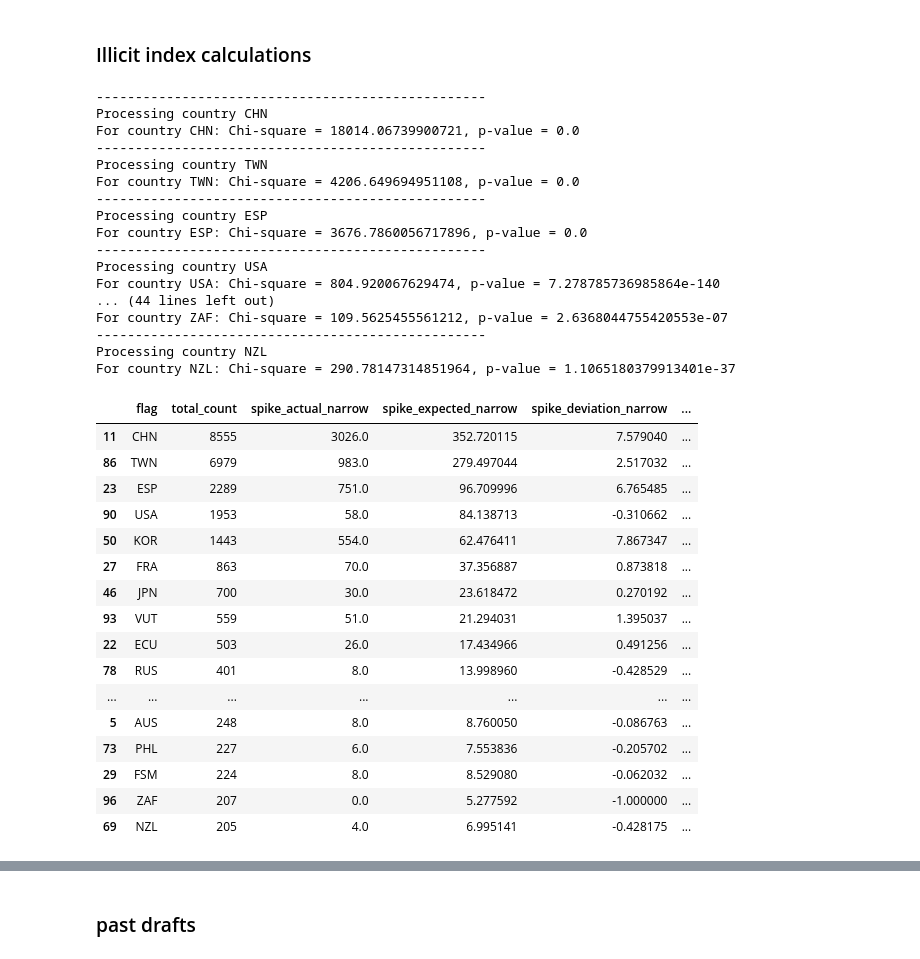
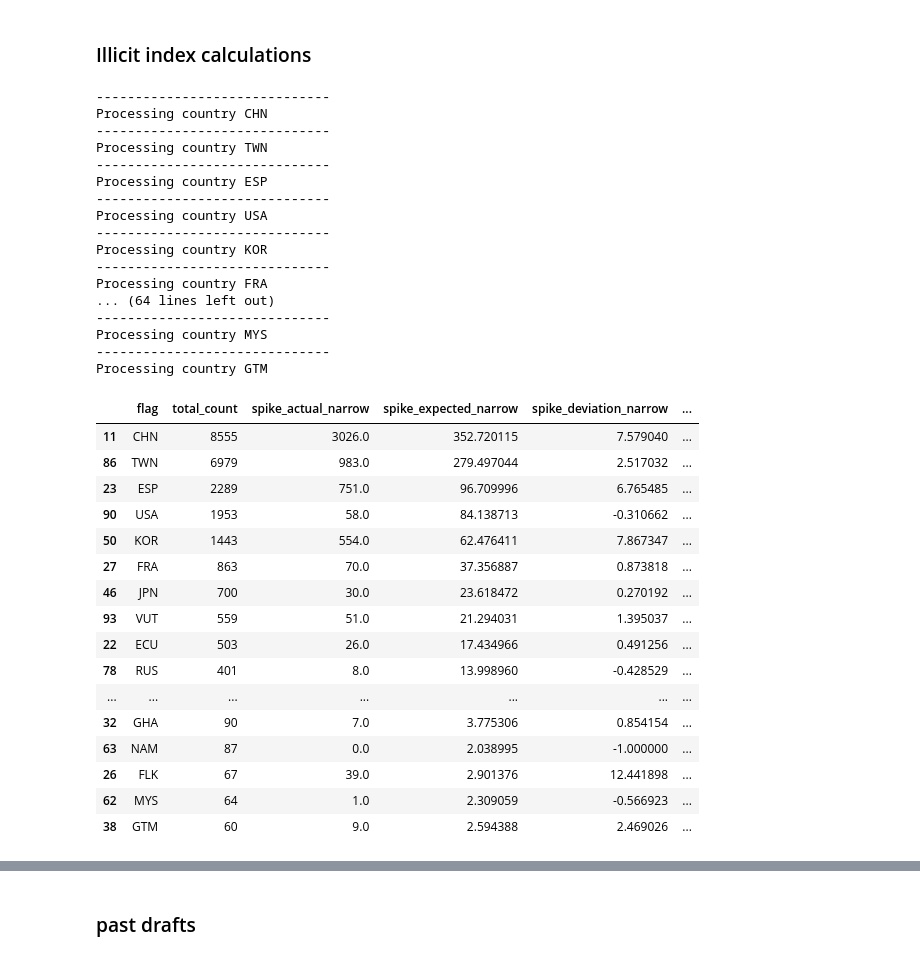
Before and after one commit to RRRan2333/ais_fishing_signal, a Jupyter notebook: primary.ipynb, the cells around one changed output, grey strips where cells are left out. Drawn from its saved outputs; the diff is of its cells as text; code cells hidden in the pictures.

```diff
--- a/primary.ipynb
+++ b/primary.ipynb
@@ -43,3 +42,8 @@ df_prep = df_prep.dropna(subset=['flag'])
 # turn gap_start_timestamp and gap_end_timestamp from str to datetime
 df_prep['gap_start_timestamp'] = pd.to_datetime(df_prep['gap_start_timestamp'])
 df_prep['gap_end_timestamp'] = pd.to_datetime(df_prep['gap_end_timestamp'])
+
+# keep rows where 'flag' repeats at least 50 times
+# print(df_prep.shape, df_prep['flag'].nunique())
+df_prep = df_prep.groupby('flag').filter(lambda x: len(x) >= 50)
+# print(df_prep.shape, df_prep['flag'].nunique())
@@ -454,5 +444,2 @@ ais_border_output.to_excel(output_file_path, index=False)
-# %%
-# load ais_border_continent from pickle
-ais_border_continent = pd.read_pickle('ais_border_continent_30k_tol_50pc.pkl')
 # %% [markdown]
 ### Illicit index calculations
@@ -460,9 +453,11 @@ ais_border_continent = pd.read_pickle('ais_border_continent_30k_tol_50pc.pkl')
 import numpy as np
 from scipy.stats import chisquare
 
-# np.set_printoptions(precision=3)
+ais_spike = ais_border_continent.copy()
 
-ais_spike = ais_border_continent.copy()
+
+# num of countries on display
+num_countries = 50
 
 # new col gap_start_distance_from_shore_nmi from gap_start_distance_from_shore_m by dividing 1852
 ais_spike['gap_start_distance_from_shore_nmi'] = ais_spike['gap_start_distance_from_shore_m'] / 1852
@@ -471,7 +466,7 @@ ais_spike['gap_start_distance_from_shore_nmi'] = ais_spike['gap_start_distance_f
 bin_count = int((round(ais_spike['gap_start_distance_from_shore_nmi'].max(), -1) - round(ais_spike['gap_start_distance_from_shore_nmi'].min(), -1)) / 25)
 
 # gather top x countries with most observations
-top_countries = ais_spike['flag'].value_counts().head(20).index
+top_countries = ais_spike['flag'].value_counts().head(num_countries).index
 
 # create new df from ais_spike grouped by flag and aggregate gap_id count and mmsi count
 ais_spike_grouped = ais_spike.groupby('flag').agg({
@@ -480,7 +475,7 @@ ais_spike_grouped = ais_spike.groupby('flag').agg({
 # rename col gap_id to total_count
 ais_spike_grouped.rename(columns={'gap_id': 'total_count'}, inplace=True)
 # sort ais_spike_grouped by gap_id count descending and only keep top x countries
-ais_spike_grouped = ais_spike_grouped.sort_values(by='total_count', ascending=False).head(20)
+ais_spike_grouped = ais_spike_grouped.sort_values(by='total_count', ascending=False).head(num_countries)
 
 ais_spike_grouped['spike_actual_narrow'] = pd.Series(dtype = 'float64')
 ais_spike_grouped['spike_expected_narrow'] = pd.Series(dtype = 'float64')
@@ -496,7 +491,7 @@ ais_spike_grouped['p_value'] = pd.Series(dtype='float64')
 
 for country in top_countries:
     # print divider line
-    print(f"{'-' * 50}")
+    print(f"{'-' * 30}")
     print(f"Processing country {country}")
     # Filter data for the specific country
     data = ais_spike[ais_spike['flag'] == country]['gap_start_distance_from_shore_nmi'].to_numpy()
@@ -528,7 +523,7 @@ for country in top_countries:
         sum_expected_frequency_normalized = np.sum(expected_frequency_normalized)
 
         chisq, p_value = chisquare(f_obs=hist, f_exp=expected_frequency_normalized)
-        print(f"For country {country}: Chi-square = {chisq}, p-value = {p_value}")
+        # print(f"For country {country}: Chi-square = {chisq}, p-value = {p_value}")
     else:
         print(f"For country {country}: Cannot perform chi-square test due to length mismatch or insufficient length.")
 
@@ -560,51 +555,51 @@ for country in top_countries:
     actual_count = np.sum(hist[mask])
     expected_count = np.sum(expected_frequency[mask])
     deviation = (actual_count - expected_count) / expected_count if expected_count != 0 else 0
 
     # assign actual_count to ais_spike_grouped col 'actual_count' where flag == country
     ais_spike_grouped.loc[ais_spike_grouped['flag'] == country, 'spike_actual_wide'] = actual_count
     ais_spike_grouped.loc[ais_spike_grouped['flag'] == country, 'spike_expected_wide'] = expected_count
     ais_spike_grouped.loc[ais_spike_grouped['flag'] == country, 'spike_deviation_wide'] = deviation
 
 # combine narrow and wide deviation into single col
-ais_spike_grouped['spike_deviation_sum'] = ais_spike_grouped['spike_deviation_narrow'] + ais_spike_grouped['spike_deviation_wide']
+ais_spike_grouped['spike_index'] = ais_spike_grouped['spike_deviation_narrow'] + ais_spike_grouped['spike_deviation_wide']
 
 # new rank column that's based on spike_deviation_sum
-ais_spike_grouped['rank'] = ais_spike_grouped['spike_deviation_sum'].rank(ascending=False)
+ais_spike_grouped['rank'] = ais_spike_grouped['spike_index'].rank(ascending=False)
 ais_spike_grouped
 # %% [output]
---------------------------------------------------
+------------------------------
 Processing country CHN
-For country CHN: Chi-square = 18014.06739900721, p-value = 0.0
---------------------------------------------------
+------------------------------
 Processing country TWN
-For country TWN: Chi-square = 4206.649694951108, p-value = 0.0
---------------------------------------------------
+------------------------------
 Processing country ESP
-For country ESP: Chi-square = 3676.7860056717896, p-value = 0.0
---------------------------------------------------
+------------------------------
 Processing country USA
-For country USA: Chi-square = 804.920067629474, p-value = 7.278785736985864e-140
-... (44 lines left out)
-For country ZAF: Chi-square = 109.5625455561212, p-value = 2.6368044755420553e-07
---------------------------------------------------
-Processing country NZL
-For country NZL: Chi-square = 290.78147314851964, p-value = 1.1065180379913401e-37
+------------------------------
+Processing country KOR
+------------------------------
+Processing country FRA
+... (64 lines left out)
+------------------------------
+Processing country MYS
+------------------------------
+Processing country GTM
 |  | flag | total_count | spike_actual_narrow | spike_expected_narrow | spike_deviation_narrow | ... |
 | 11 | CHN | 8555 | 3026.0 | 352.720115 | 7.579040 | ... |
 | 86 | TWN | 6979 | 983.0 | 279.497044 | 2.517032 | ... |
 | 23 | ESP | 2289 | 751.0 | 96.709996 | 6.765485 | ... |
 | 90 | USA | 1953 | 58.0 | 84.138713 | -0.310662 | ... |
 | 50 | KOR | 1443 | 554.0 | 62.476411 | 7.867347 | ... |
 | 27 | FRA | 863 | 70.0 | 37.356887 | 0.873818 | ... |
 | 46 | JPN | 700 | 30.0 | 23.618472 | 0.270192 | ... |
 | 93 | VUT | 559 | 51.0 | 21.294031 | 1.395037 | ... |
 | 22 | ECU | 503 | 26.0 | 17.434966 | 0.491256 | ... |
 | 78 | RUS | 401 | 8.0 | 13.998960 | -0.428529 | ... |
 | ... | ... | ... | ... | ... | ... | ... |
-| 5 | AUS | 248 | 8.0 | 8.760050 | -0.086763 | ... |
-| 73 | PHL | 227 | 6.0 | 7.553836 | -0.205702 | ... |
-| 29 | FSM | 224 | 8.0 | 8.529080 | -0.062032 | ... |
-| 96 | ZAF | 207 | 0.0 | 5.277592 | -1.000000 | ... |
-| 69 | NZL | 205 | 4.0 | 6.995141 | -0.428175 | ... |
+| 32 | GHA | 90 | 7.0 | 3.775306 | 0.854154 | ... |
+| 63 | NAM | 87 | 0.0 | 2.038995 | -1.000000 | ... |
+| 26 | FLK | 67 | 39.0 | 2.901376 | 12.441898 | ... |
+| 62 | MYS | 64 | 1.0 | 2.309059 | -0.566923 | ... |
+| 38 | GTM | 60 | 9.0 | 2.594388 | 2.469026 | ... |
 # %%
```
Also changed, not shown: parts of 22 cells of this notebook, 5 other files.
